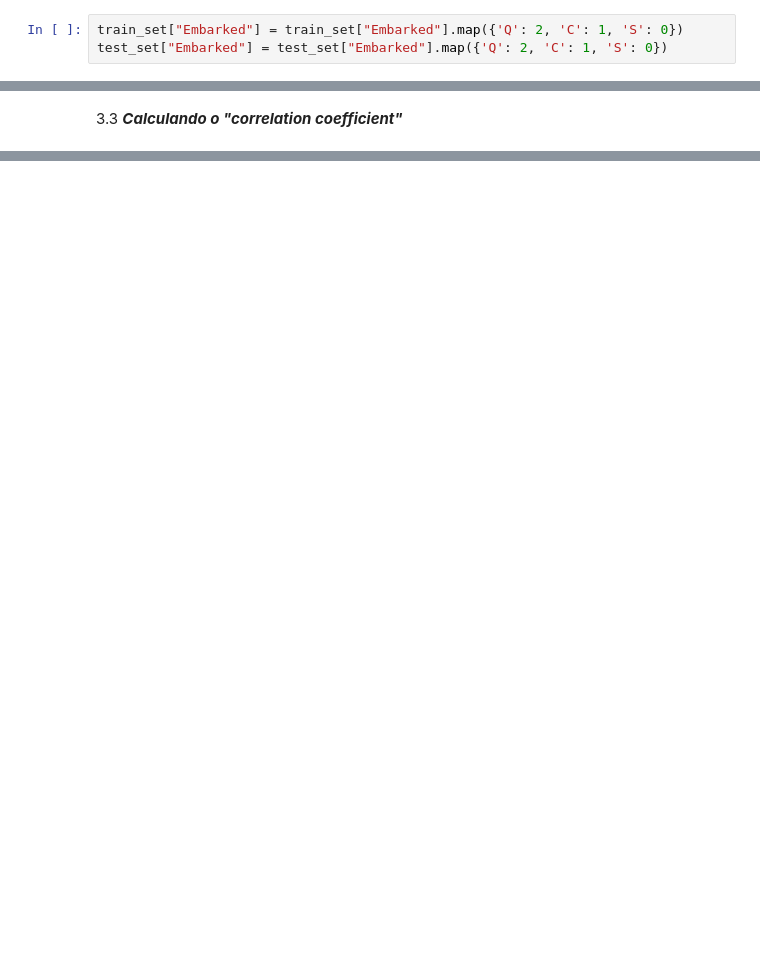
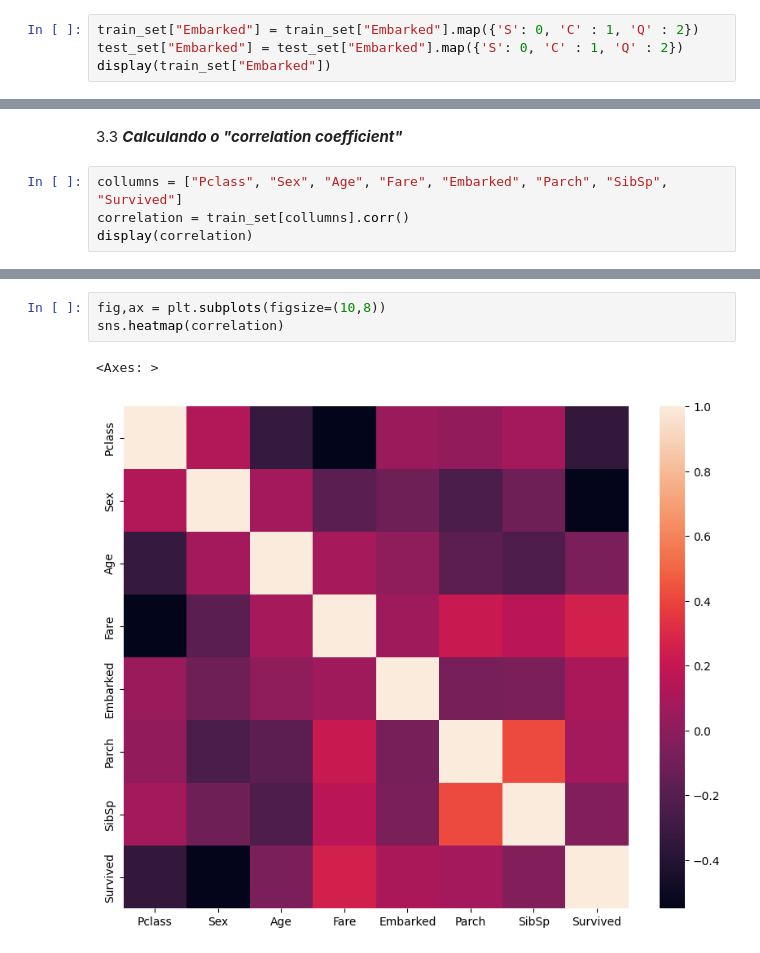
Before and after one commit to Lohries/ML, a Jupyter notebook: ML/TensorFlow/titanic_TF.ipynb, the cells around one changed output, grey strips where cells are left out. Drawn from its saved outputs; the diff is of its cells as text; blank space fills up the shorter version.

```diff
--- a/ML/TensorFlow/titanic_TF.ipynb
+++ b/ML/TensorFlow/titanic_TF.ipynb
@@ -85,3 +100,4 @@ test_set["Sex"] = test_set["Sex"].map({"male": 1, "female": 0})
 # %%
-train_set["Embarked"] = train_set["Embarked"].map({'Q': 2, 'C': 1, 'S': 0})
-test_set["Embarked"] = test_set["Embarked"].map({'Q': 2, 'C': 1, 'S': 0})
+train_set["Embarked"] = train_set["Embarked"].map({'S': 0, 'C' : 1, 'Q' : 2})
+test_set["Embarked"] = test_set["Embarked"].map({'S': 0, 'C' : 1, 'Q' : 2})
+display(train_set["Embarked"])
@@ -88,2 +117,6 @@ test_set["Embarked"] = test_set["Embarked"].map({'Q': 2, 'C': 1, 'S': 0})
 # %% [markdown]
 3.3 ***Calculando o "correlation coefficient"***
+# %%
+collumns = ["Pclass", "Sex", "Age", "Fare", "Embarked", "Parch", "SibSp", "Survived"]
+correlation = train_set[collumns].corr()
+display(correlation)
@@ -89,0 +133,6 @@ test_set["Embarked"] = test_set["Embarked"].map({'Q': 2, 'C': 1, 'S': 0})
+# %%
+fig,ax = plt.subplots(figsize=(10,8))
+sns.heatmap(correlation)
+# %% [output]
+<Axes: >
+[figure, added]
```
Also changed, not shown: parts of 4 cells of this notebook.
